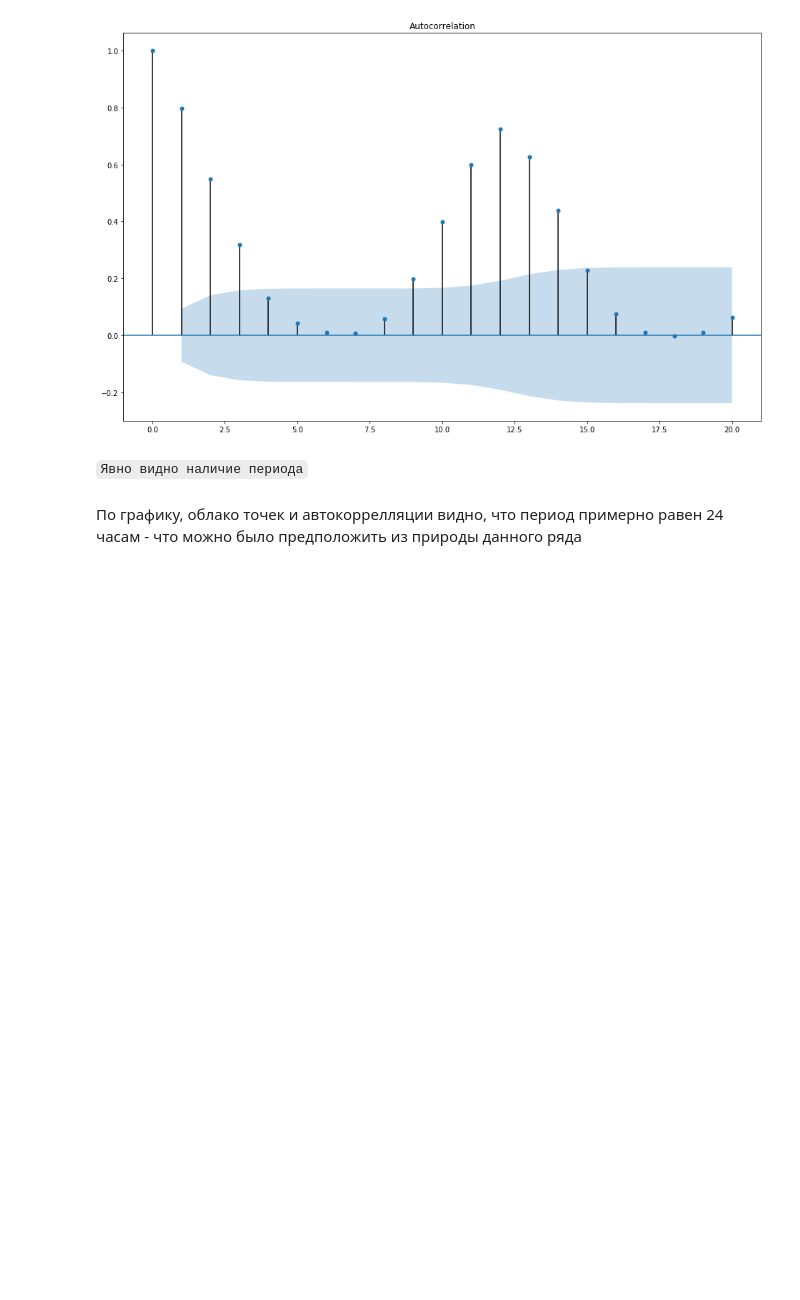
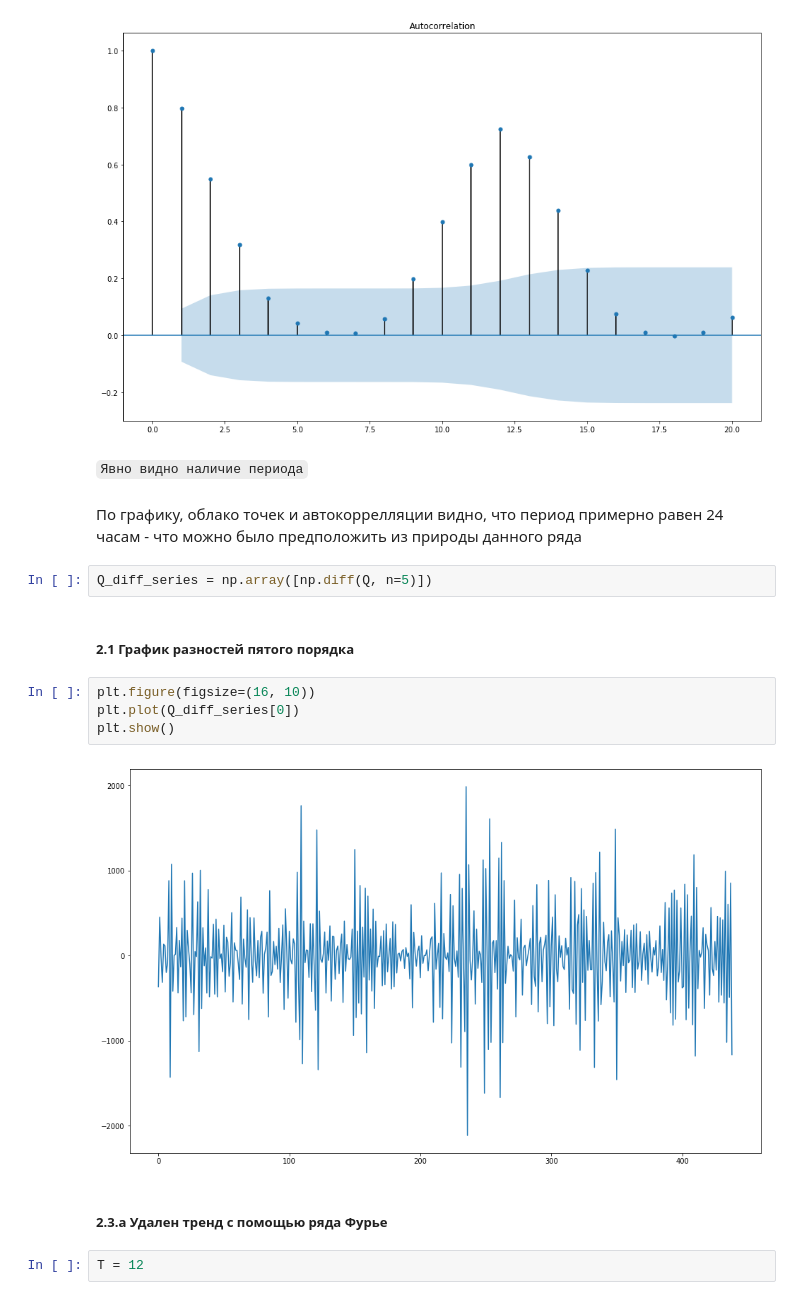
Before and after one commit to Bullldoger/prediction_theory, a Jupyter notebook: notebooks/Labs.ipynb, the cells around one changed output. Drawn from its saved outputs; the diff is of its cells as text; blank space fills up the shorter version.

```diff
--- a/notebooks/Labs.ipynb
+++ b/notebooks/Labs.ipynb
@@ -1049,3 +1050,17 @@ fig = sm.graphics.tsa.plot_acf(Q, lags=20, ax=ax1 )
 ``Явно видно наличие периода``
 # %% [markdown]
 По графику, облако точек и автокоррелляции видно, что период примерно равен 24 часам - что можно было предположить из природы данного ряда
+# %%
+Q_diff_series = np.array([np.diff(Q, n=5)])
+# %% [markdown]
+##### 2.1 График разностей пятого порядка
+# %%
+plt.figure(figsize=(16, 10))
+plt.plot(Q_diff_series[0])
+plt.show()
+# %% [output]
+[figure, added]
+# %% [markdown]
+##### 2.3.a Удален тренд с помощью ряда Фурье
+# %%
+T = 12
```
Also changed, not shown: parts of 24 cells of this notebook, 2 other files.
